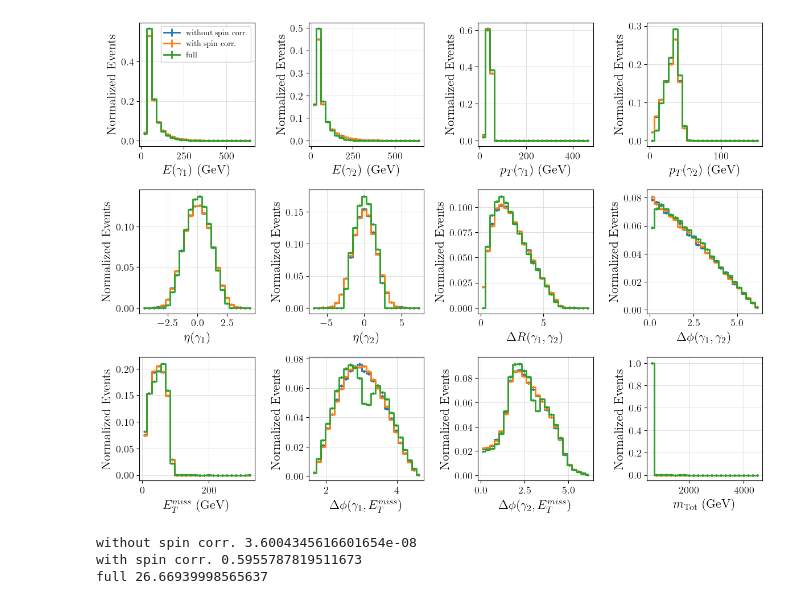
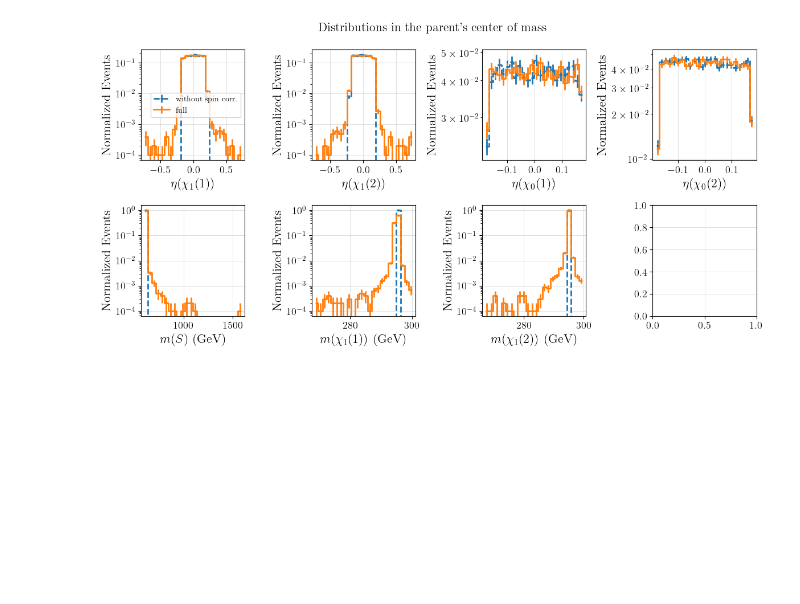
Before and after one commit to andlessa/back2futureTrigger, a Jupyter notebook: spin_tests.ipynb, the cells around one changed output. Drawn from its saved outputs; the diff is of its cells as text; code cells hidden in the pictures; blank space fills up the shorter version.

Commit message:
Added spin tests and proc cards

```diff
--- a/spin_tests.ipynb
+++ b/spin_tests.ipynb
@@ -86,40 +173,51 @@ df = pd.DataFrame(columns=cols,data=dataList)
 # %%
+plot_variables = [c for c in df.columns if c not in ['label']]
+plot_variables = [c for c in plot_variables[:] if 'phi' not in c]
+plot_variables = [c for c in plot_variables[:] if r'm(\chi_0' not in c]
+
+
 ncols = 4
-nrows = int((len(df.columns)-1)/ncols)
-if nrows*ncols < len(df.columns) -1: nrows += 1
+nrows = int((len(plot_variables)-1)/ncols)
+while nrows*ncols < len(plot_variables):
+    nrows += 1
 fig,axes = plt.subplots(ncols=ncols,nrows=nrows,figsize=(3*ncols,3*nrows))
 axarr = np.array(axes).reshape(-1)
 
-plot_variables = [c for c in df.columns if c not in ['label']]
+
+
 
 for i,var in enumerate(plot_variables):
     v_max, v_min = df[var].max(),df[var].min()
     bins = np.linspace(v_min,v_max,25)
     bin_centers = 0.5*(bins[1:] + bins[:-1])
     ax = axarr[i]
+    ymax = 0.0
     for label in df['label'].unique():
-        ls = 'solid'
+        if 'full' in label:
+            ls = 'solid'
+        else:
+            ls = 'dashed'
         data = df[df['label'] == label]
-        y,_ = np.histogram(data[var], bins)
+        ## Filter for on-shell events:
+        # data = data[np.abs(df[r'$m(\chi_1 (1))$ (GeV)']-df[r'$m(\chi_1 (1))$ (GeV)'].mean()) < 1.0]
+        # data = data[np.abs(df[r'$m(\chi_1 (2))$ (GeV)']-df[r'$m(\chi_1 (2))$ (GeV)'].mean()) < 1.0]
+        # data = data[np.abs(df[r'$m(S)$ (GeV)']-df[r'$m(S)$ (GeV)'].mean()) < 1.0]
+        y,_ = np.histogram(data[var], bins=bins)
         yerr = np.sqrt(y)
         norm = sum(y)
         y = y/norm
+        ymax = max(ymax,y.max())
         yerr = yerr/norm
         ax.errorbar(bin_centers,y,yerr = yerr,marker = '.',drawstyle = 'steps-mid',
                  label=label,linewidth=2,linestyle=ls)
-        ax.set_xlabel(var)
-        ax.set_ylabel('Normalized Events')
-        if i == 0:
-            ax.legend()
-# plt.yscale('log')
+    ax.set_xlabel(var)
+    ax.set_ylabel('Normalized Events')
+    if i == 0:
+        ax.legend()
+    # ax.set_ylim(0.0,1.1*ymax)
+    ax.set_yscale('log')
+fig.suptitle("Distributions in the parent's center of mass")
 plt.tight_layout()
 plt.show()
 # %% [output]
-[figure, old version]
+[figure, new version]
-# %%
-for label in df['label'].unique():
-    print(label,df[df['label'] == label][r'$m_{\rm Tot}$ (GeV)'].std())
-# %% [output]
-without spin corr. 3.6004345616601654e-08
-with spin corr. 0.5955787819511673
-full 26.66939998565637
```
Also changed, not shown: parts of 4 cells of this notebook, 5 other files.
